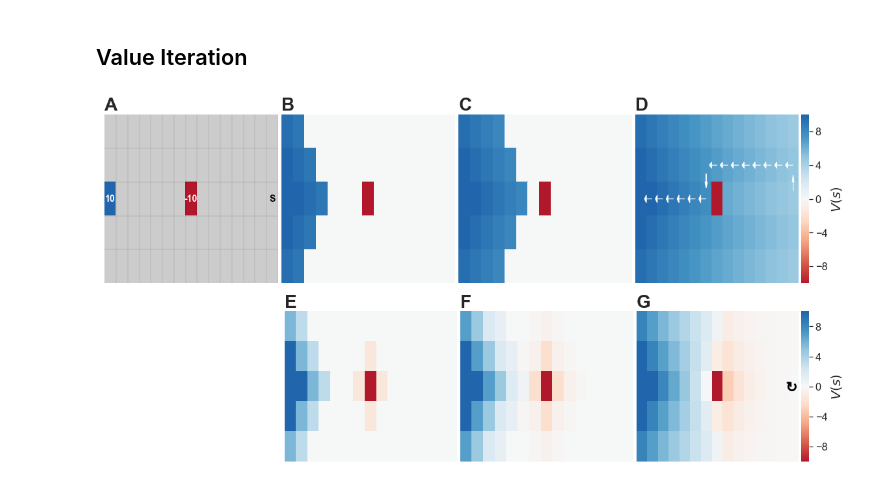
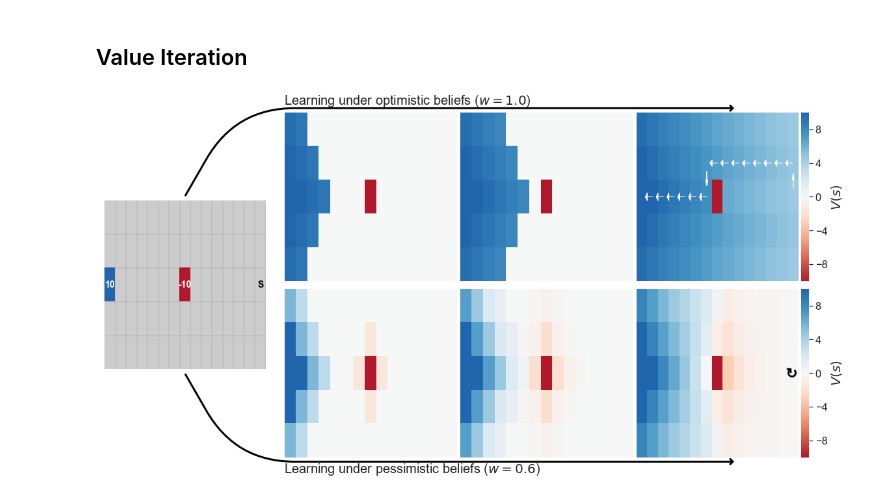
Before and after one commit to ndawlab/seqanx, a Jupyter notebook: notebooks/03_Helplessness.ipynb, the cells around one changed output. Saved outputs shown, nothing was run; the diff lists cells and outputs as text; code cells hidden in the pictures.

Commit message:
improved figures

```diff
--- a/notebooks/03_Helplessness.ipynb
+++ b/notebooks/03_Helplessness.ipynb
@@ -35,14 +35,16 @@ max_iters = [3,5,100]
 fig = plt.figure(figsize=(16,8))
 cmap = palette.get_mpl_colormap()
 colors = palette.hex_colors
-titles = [['A','B','C','D'],['E','F','G']]
 
 ## Initialize plots.
-gs1 = gridspec.GridSpec(1,4)
-gs1.update(left=0.01, right=0.95, bottom=0.5, top=0.95, hspace=0, wspace=0.02)
+gs0 = gridspec.GridSpec(1,1)
+gs0.update(left=0.01, right=0.225, bottom=0.275, top=0.725, hspace=0, wspace=0.02)
+
+gs1 = gridspec.GridSpec(1,3)
+gs1.update(left=0.25, right=0.95, bottom=0.51, top=0.96, hspace=0, wspace=0.02)
 
 gs2 = gridspec.GridSpec(1,3)
-gs2.update(left=0.25, right=0.95, bottom=0.025, top=0.425, hspace=0, wspace=0.02)
+gs2.update(left=0.25, right=0.95, bottom=0.04, top=0.49, hspace=0, wspace=0.02)
 
 gs = [gs1,gs2]
 
@@ -73,48 +75,60 @@ for i, w in enumerate(weights):
         ### Plotting.
         #~~~~~~~~~~~~~~~~~~~~~~~~~~~~~~~~~~~~~~~~~~#
 
-        ## Plot environment.
-        if not i and not j:
-
-            ax = plt.subplot(gs[i][j])
-            ax = gym.plot_lh(reward_color=colors[-1], punishment_color=colors[0], ax=ax,
-                             annot_kws=dict(fontsize=14,fontweight='bold',color='w'))
-            ax.text(0,0,titles[i][j],ha='left',va='bottom',fontsize=28,fontweight='bold')
-
         ## Plot value.
-        ax = plt.subplot(gs[i][j+1-i])
+        ax = plt.subplot(gs[i][j])
         if j == 2:
 
             ## Setup colorbar.
             divider = make_axes_locatable(ax)
             cax = divider.append_axes("right", size="5%", pad=0.05)
 
             ## Plot value.
             sns.heatmap(V, cmap=cmap, center=0, vmin=-10, vmax=10, cbar=True,
                         xticklabels=[], yticklabels=[], ax=ax, cbar_ax=cax)
 
             ## Update colorbar.
             cbar = ax.collections[0].colorbar
             cbar.set_label(r'$V(s)$', fontsize=20)
 
         else:
 
             ## Plot value.
             sns.heatmap(V, cmap=cmap, center=0, vmin=-10, vmax=10, cbar=False,
                         xticklabels=[], yticklabels=[], ax=ax)
 
         ## Plot policy.
         if j == 2 and w == 1:
 
             ax = gym.plot_policy(ax, qvi.pi, color='w', head_width=0.15)
 
         elif j == 2:
 
             ax.scatter(14.25, 2.5, s=250, marker=r'$\circlearrowright$', color='k')
 
-        ## Draw plot legends.
-        ax.text(0,0,titles[i][j+1-i],ha='left',va='bottom',fontsize=28,fontweight='bold')
+#~~~~~~~~~~~~~~~~~~~~~~~~~~~~~~~~~~~~~~~~~~#
+### Plot environment.
+#~~~~~~~~~~~~~~~~~~~~~~~~~~~~~~~~~~~~~~~~~~#
+
+## Plot environment.
+ax = plt.subplot(gs0[0])
+ax = gym.plot_lh(reward_color=colors[-1], punishment_color=colors[0], ax=ax,
+                 annot_kws=dict(fontsize=14,fontweight='bold',color='w'))
+
+## Add arrows.
+ax.annotate('', xy=(0.85, 0.96), xytext=(0.118, 0.73), xycoords='figure fraction',
+             arrowprops=dict(connectionstyle="angle,angleA= 60,angleB=0,rad=90",
+                             arrowstyle="->,head_width=0.4",color='k',lw=3))
+ax.annotate(r'Learning under optimistic beliefs ($w=1.0$)', xy=(0,0), xytext=(0.25,0.96),
+            xycoords='figure fraction', ha='left', va='bottom', fontsize=20)
+
+ax.annotate('', xy=(0.85, 0.04), xytext=(0.118, 0.27), xycoords='figure fraction',
+             arrowprops=dict(connectionstyle="angle,angleA=-60,angleB=0,rad=90",
+                             arrowstyle="->,head_width=0.4",color='k',lw=3))
+ax.annotate(r'Learning under pessimistic beliefs ($w=0.6$)', xy=(0,0), xytext=(0.25,0.04),
+            xycoords='figure fraction', ha='left', va='top', fontsize=20)
+
 
 plt.savefig(os.path.join(img_dir, '03_lh.png'), dpi=600)
 # %% [output]
-[figure, old version]
+[figure, new version]
```
Also changed, not shown: 8 other files.
